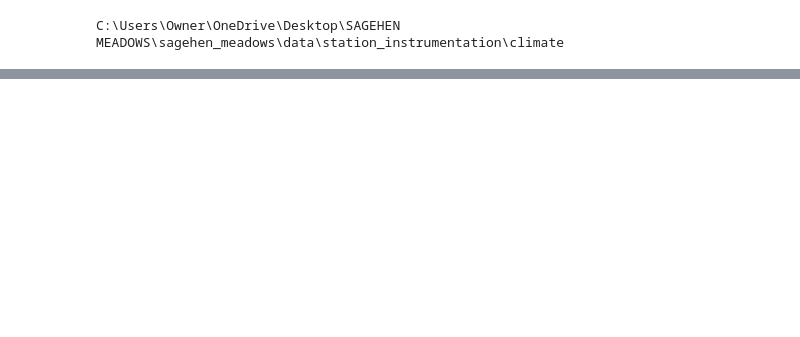
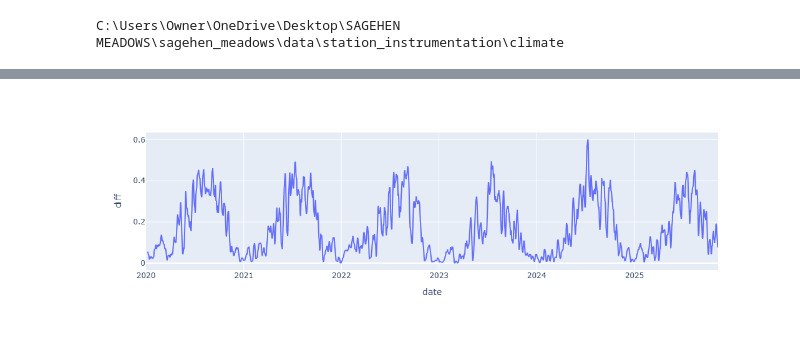
Before and after one commit to jnatali/sagehen_meadows, a Jupyter notebook: scripts/climate/VPD_long_term_analysis.ipynb, the cells around one changed output, grey strips where cells are left out. Cells and saved outputs as stored; diff of their text form; code cells hidden in the pictures; blank space fills up the shorter version.

```diff
--- a/scripts/climate/VPD_long_term_analysis.ipynb
+++ b/scripts/climate/VPD_long_term_analysis.ipynb
@@ -121,0 +123,4 @@ px.line(merged, x='date', y=['daily_avg_approach', 'observation_approach'])
+# %%
+px.line(merged, x='date', y='diff')
+# %% [output]
+[figure, added]
```
Also changed, not shown: parts of 7 cells of this notebook, 3 other files.
